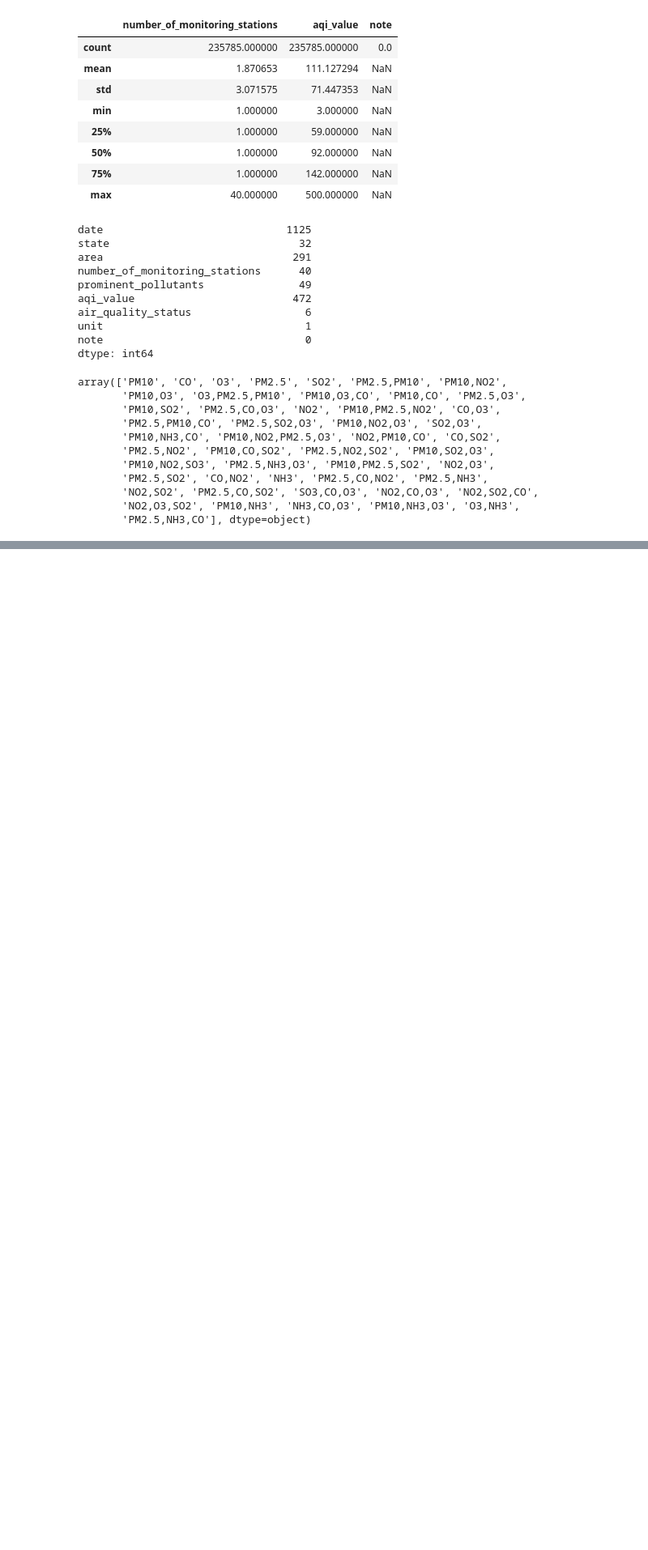
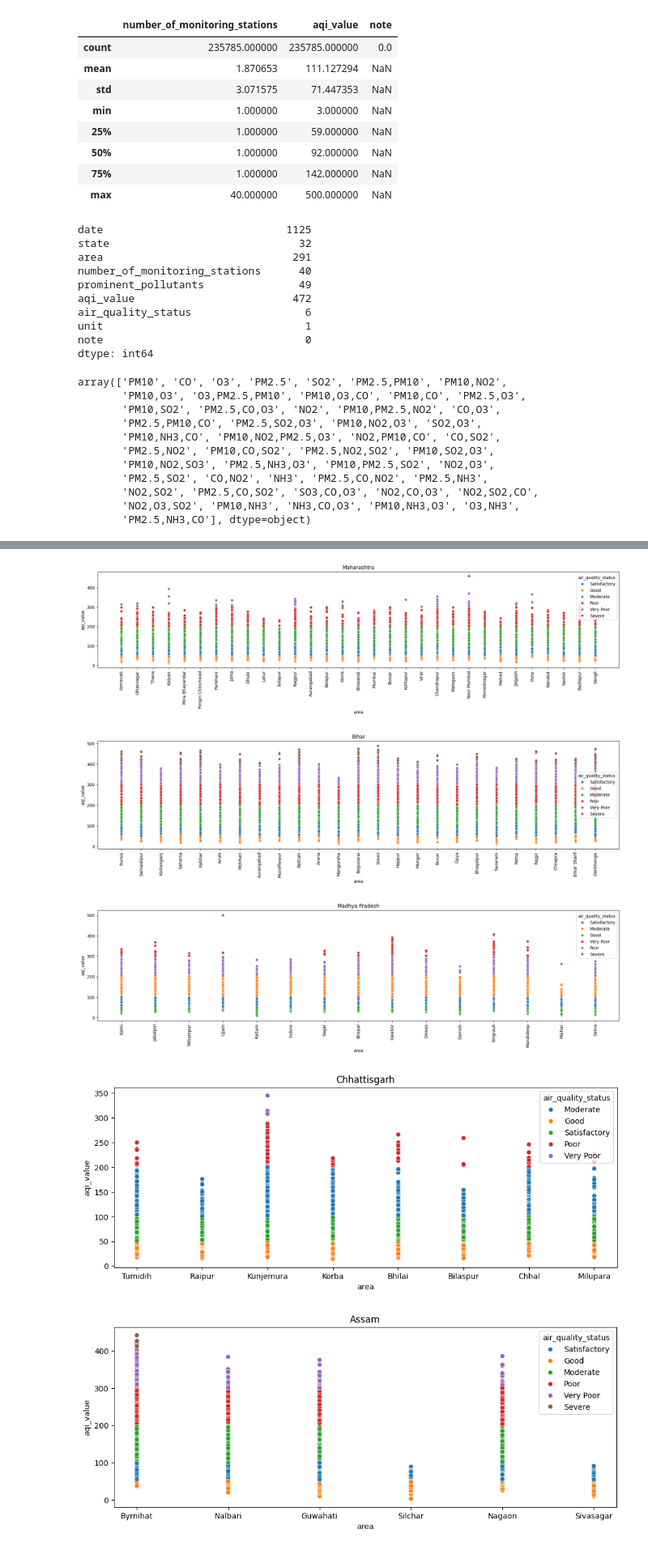
Before and after one commit to pradhans369/Python_and_Data_Science, a Jupyter notebook: 0 ML practice/17 indian cities AQI.ipynb, the cells around one changed output, grey strips where cells are left out. Shown at 81% size. Cells and saved outputs as stored; diff of their text form; code cells hidden in the pictures; blank space fills up the shorter version.

```diff
--- a/0 ML practice/17 indian cities AQI.ipynb
+++ b/0 ML practice/17 indian cities AQI.ipynb
@@ -97,0 +242,7 @@ array(['PM10', 'CO', 'O3', 'PM2.5', 'SO2', 'PM2.5,PM10', 'PM10,NO2',
+# %%
+more = df[df['state'] == 'Manipur']['area'].unique()
+
+
+for i in df['state'].unique():
+    if (df[df['state'] == i]['area'].nunique()) == 1:
+        print(i)
@@ -97,0 +264,28 @@ array(['PM10', 'CO', 'O3', 'PM2.5', 'SO2', 'PM2.5,PM10', 'PM10,NO2',
+# %%
+states = df['state'].unique()
+
+
+
+for i in states:
+    state_df = df[df['state'] == i]
+
+    if (df[df['state'] == i]['area'].nunique()) <= 8:           # the states which has <= 3 area in the aqi, chaning their figure size
+        plt.figure(figsize=(10, 4))
+        sns.scatterplot(data=state_df, x='area', y='aqi_value', hue='air_quality_status')
+        # plt.xticks(rotation=90)
+        plt.tight_layout()
+        plt.title(f"{i}")
+        plt.show()
+    else:
+        plt.figure(figsize=(18, 5))
+        sns.scatterplot(data=state_df, x='area', y='aqi_value', hue='air_quality_status')
+        plt.xticks(rotation=90)
+        plt.tight_layout()
+        plt.title(f"{i}")
+        plt.show()
+# %% [output]
+[figure, added]
+[figure, added]
+[figure, added]
+[figure, added]
+[figure, added]
```
Also changed, not shown: parts of 16 cells of this notebook.
